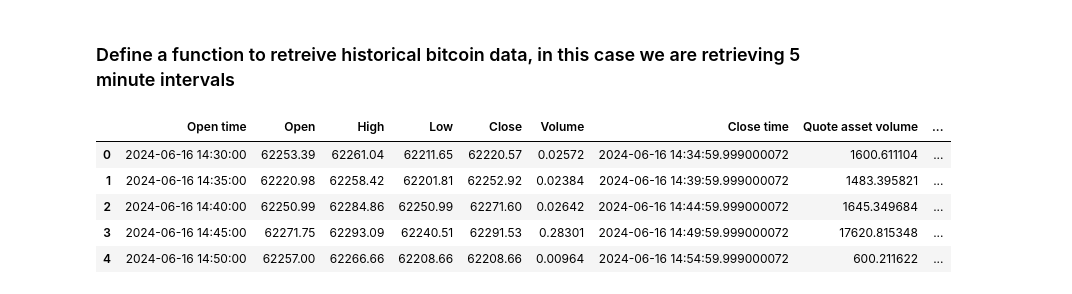
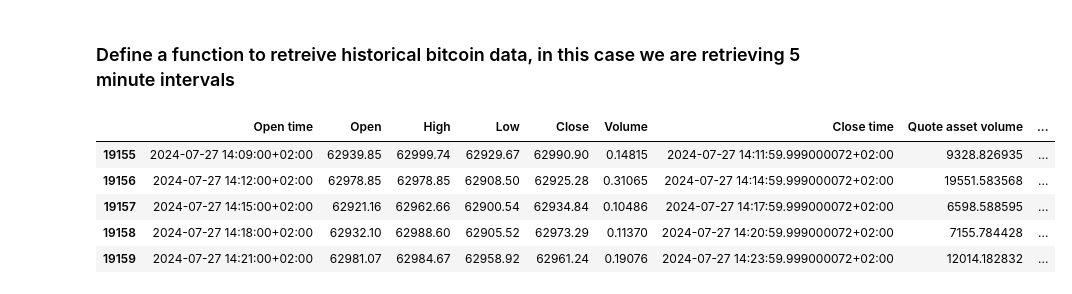
Before and after one commit to adrianbeer/GetaBot, a Jupyter notebook: Retrieve_BitcoinData .ipynb, the cells around one changed output. Drawn from its saved outputs; the diff is of its cells as text; code cells hidden in the pictures.

```diff
--- a/Retrieve_BitcoinData .ipynb
+++ b/Retrieve_BitcoinData .ipynb
@@ -33,48 +21,22 @@ client.get_all_tickers()
 # %% [markdown]
 ### Define a function to retreive historical bitcoin data, in this case we are retrieving 5 minute intervals
 # %%
-def get_historical_data(symbol, interval, days):
-    # Calculate the start time (40 days ago from now)
-    start_time = datetime.datetime.now() - datetime.timedelta(days=days)
-    start_time_str = start_time.strftime('%Y-%m-%d %H:%M:%S')
-
-    # Fetch historical klines data
-    klines = client.get_historical_klines(symbol, interval, start_time_str)
-
-    # Convert to DataFrame
-    klines_df = pd.DataFrame(klines)
-
-    # Assign column names
-    klines_df.columns = [
-        'Open time', 'Open', 'High', 'Low', 'Close', 'Volume', 'Close time',
-        'Quote asset volume', 'Number of trades', 'Taker buy base asset volume',
-        'Taker buy quote asset volume', 'Ignore'
-    ]
-
-    klines_df['Open time'] = pd.to_datetime(klines_df['Open time']/1000, unit = 's')
-    klines_df['Close time'] = pd.to_datetime(klines_df['Close time']/1000, unit = 's')
-
-    numeric_columns = [
-        'Open', 'High', 'Low', 'Close', 'Volume', 'Quote asset volume',
-        'Taker buy base asset volume', 'Taker buy quote asset volume'
-    ]
-    klines_df[numeric_columns] = klines_df[numeric_columns].apply(pd.to_numeric, axis=1)
-    return klines_df
-
-# Fetch Bitcoin prices at 5-minute intervals for the last 40 days
-symbol = 'BTCEUR'
-interval = Client.KLINE_INTERVAL_5MINUTE
-days = 40
-
-bitcoin_data = get_historical_data(symbol, interval, days)
-bitcoin_data.head()
+from bot import get_historical_data
-# %% [output]
-|  | Open time | Open | High | Low | Close | Volume | Close time | Quote asset volume | ... |
-| 0 | 2024-06-16 14:30:00 | 62253.39 | 62261.04 | 62211.65 | 62220.57 | 0.02572 | 2024-06-16 14:34:59.999000072 | 1600.611104 | ... |
-| 1 | 2024-06-16 14:35:00 | 62220.98 | 62258.42 | 62201.81 | 62252.92 | 0.02384 | 2024-06-16 14:39:59.999000072 | 1483.395821 | ... |
-| 2 | 2024-06-16 14:40:00 | 62250.99 | 62284.86 | 62250.99 | 62271.60 | 0.02642 | 2024-06-16 14:44:59.999000072 | 1645.349684 | ... |
-| 3 | 2024-06-16 14:45:00 | 62271.75 | 62293.09 | 62240.51 | 62291.53 | 0.28301 | 2024-06-16 14:49:59.999000072 | 17620.815348 | ... |
-| 4 | 2024-06-16 14:50:00 | 62257.00 | 62266.66 | 62208.66 | 62208.66 | 0.00964 | 2024-06-16 14:54:59.999000072 | 600.211622 | ... |
+# %%
+# Fetch Bitcoin prices at 5-minute intervals for the last 40 days
+symbol = 'BTCEUR'
+interval = Client.KLINE_INTERVAL_3MINUTE
+days = 40
+
+bitcoin_data = get_historical_data(symbol, interval, days)
+bitcoin_data.tail()
+# %% [output]
+|  | Open time | Open | High | Low | Close | Volume | Close time | Quote asset volume | ... |
+| 19155 | 2024-07-27 14:09:00+02:00 | 62939.85 | 62999.74 | 62929.67 | 62990.90 | 0.14815 | 2024-07-27 14:11:59.999000072+02:00 | 9328.826935 | ... |
+| 19156 | 2024-07-27 14:12:00+02:00 | 62978.85 | 62978.85 | 62908.50 | 62925.28 | 0.31065 | 2024-07-27 14:14:59.999000072+02:00 | 19551.583568 | ... |
+| 19157 | 2024-07-27 14:15:00+02:00 | 62921.16 | 62962.66 | 62900.54 | 62934.84 | 0.10486 | 2024-07-27 14:17:59.999000072+02:00 | 6598.588595 | ... |
+| 19158 | 2024-07-27 14:18:00+02:00 | 62932.10 | 62988.60 | 62905.52 | 62973.29 | 0.11370 | 2024-07-27 14:20:59.999000072+02:00 | 7155.784428 | ... |
+| 19159 | 2024-07-27 14:21:00+02:00 | 62981.07 | 62984.67 | 62958.92 | 62961.24 | 0.19076 | 2024-07-27 14:23:59.999000072+02:00 | 12014.182832 | ... |
 # %%
 # Plot the data using mplfinance
 mpf.plot(bitcoin_data.set_index('Open time').tail(100),
```
Also changed, not shown: parts of 2 cells of this notebook, 10 other files.
